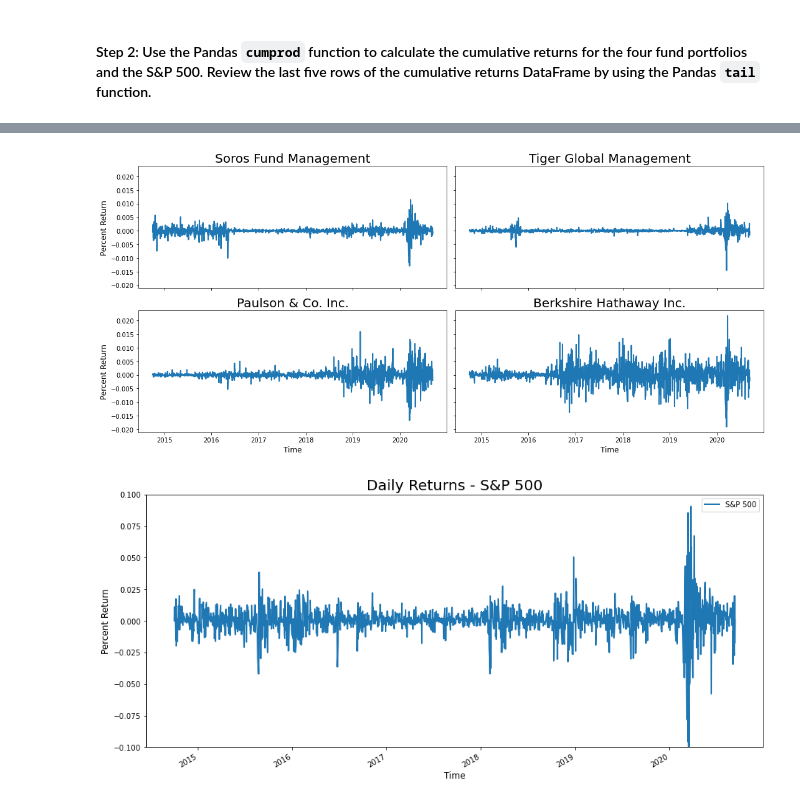
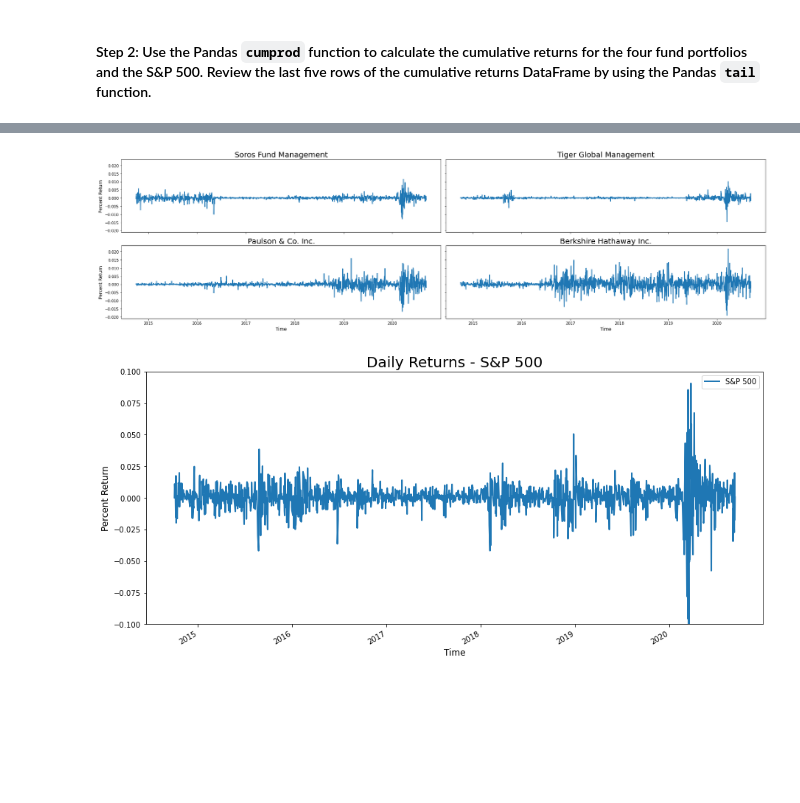
Before and after one commit to ipopester/Portfolio-Analysis, a Jupyter notebook: risk_return_analysis.ipynb, the cells around one changed output, grey strips where cells are left out. Drawn from its saved outputs; the diff is of its cells as text; code cells hidden in the pictures; blank space fills up the shorter version.

```diff
--- a/risk_return_analysis.ipynb
+++ b/risk_return_analysis.ipynb
@@ -249,7 +201,7 @@ plt.show()
 fig, axs = plt.subplots(2, 2, sharex=True, sharey=True)
 
 
-plt.rcParams["figure.figsize"] = (25,7)
+plt.rcParams["figure.figsize"] = (15,7)
 plt.rcParams['lines.linewidth'] = 2
 #plt.rc('lines', linewidth=3, color='g')
 
@@ -257,34 +209,34 @@ axs[0, 0].plot(srs_daily_returns)
 axs[0, 0].set_title("Soros Fund Management", fontsize=20)
 
 
 axs[1, 0].plot(plsn_daily_returns)
 axs[1, 0].set_title("Paulson & Co. Inc.", fontsize=20)
 
 
 #axs[1, 0].sharex(axs[0, 0])
 
 axs[0, 1].plot(tgr_daily_returns)
 axs[0, 1].set_title("Tiger Global Management", fontsize=20)
 
 
 axs[1, 1].plot(bh_daily_returns)
 axs[1, 1].set_title("Berkshire Hathaway Inc.", fontsize=20)
 
 for ax in axs.flat:
     ax.set_xlabel('Time', fontsize = 12)
     ax.set_ylabel('Percent Return', fontsize = 12)
     #ax.set(xlabel='Time', ylabel='Percent Return')
     #ax.get_lines()[0].set_color("black")
     ax.label_outer()
 
 #axs.tick_params(axis='x', labelsize=30)
     #for ticks in axs:
      #   plt.xticks(fontsize=20)
       #  plt.yticks(fontsize=20)
 
 fig.tight_layout()
 # %% [output]
-[figure, old version]
+[figure, new version]
 # %%
 sp500_daily_returns.plot(
     figsize=(15,7),
```
Also changed, not shown: parts of 4 cells of this notebook.
